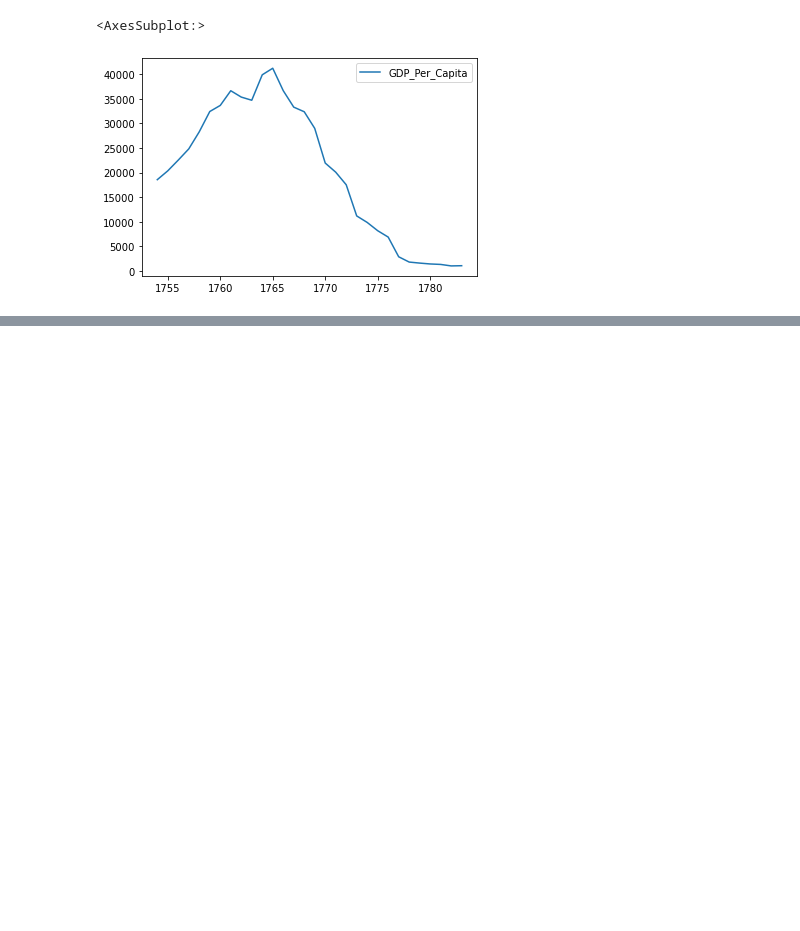
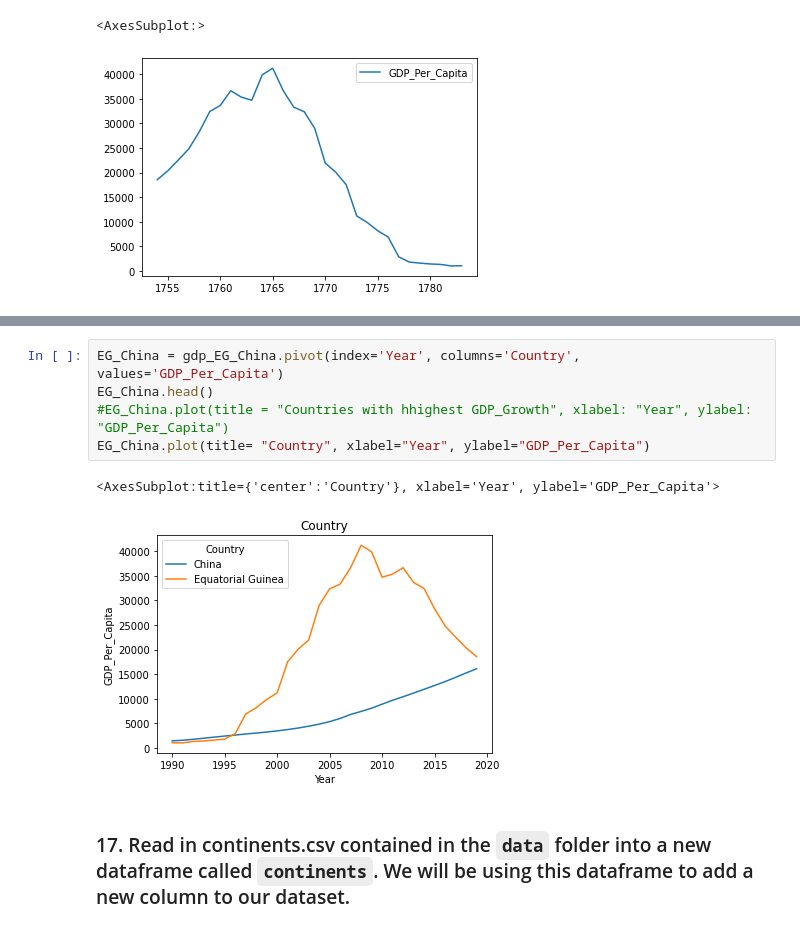
Before and after one commit to nss-data-science-cohort-6/un_data_question-smitamisra, a Jupyter notebook: notebooks/UN_Data_Exploration.ipynb, the cells around one changed output, grey strips where cells are left out. Cells and saved outputs as stored; diff of their text form; blank space fills up the shorter version.

```diff
--- a/notebooks/UN_Data_Exploration.ipynb
+++ b/notebooks/UN_Data_Exploration.ipynb
@@ -572,0 +562,10 @@ gdp_df_for_analysis.iloc[1162:1191].plot(x='Year', y='GDP_Per_Capita')
+# %%
+EG_China = gdp_EG_China.pivot(index='Year', columns='Country', values='GDP_Per_Capita')
+EG_China.head()
+#EG_China.plot(title = "Countries with hhighest GDP_Growth", xlabel: "Year", ylabel: "GDP_Per_Capita")
+EG_China.plot(title= "Country", xlabel="Year", ylabel="GDP_Per_Capita")
+# %% [output]
+<AxesSubplot:title={'center':'Country'}, xlabel='Year', ylabel='GDP_Per_Capita'>
+[figure, added]
+# %% [markdown]
+### 17. Read in continents.csv contained in the `data` folder into a new dataframe called `continents`. We will be using this dataframe to add a new column to our dataset.
```
Also changed, not shown: parts of 17 cells of this notebook.
